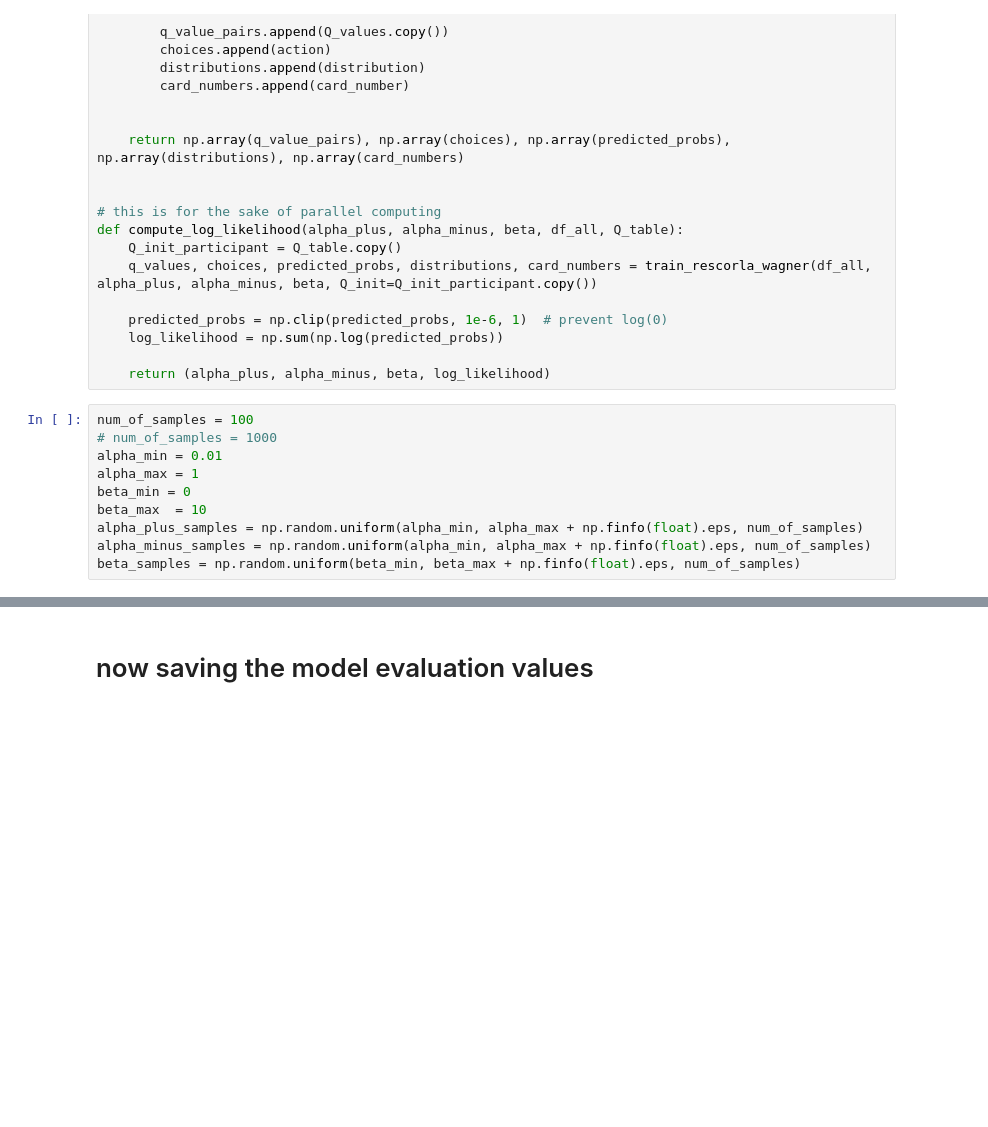
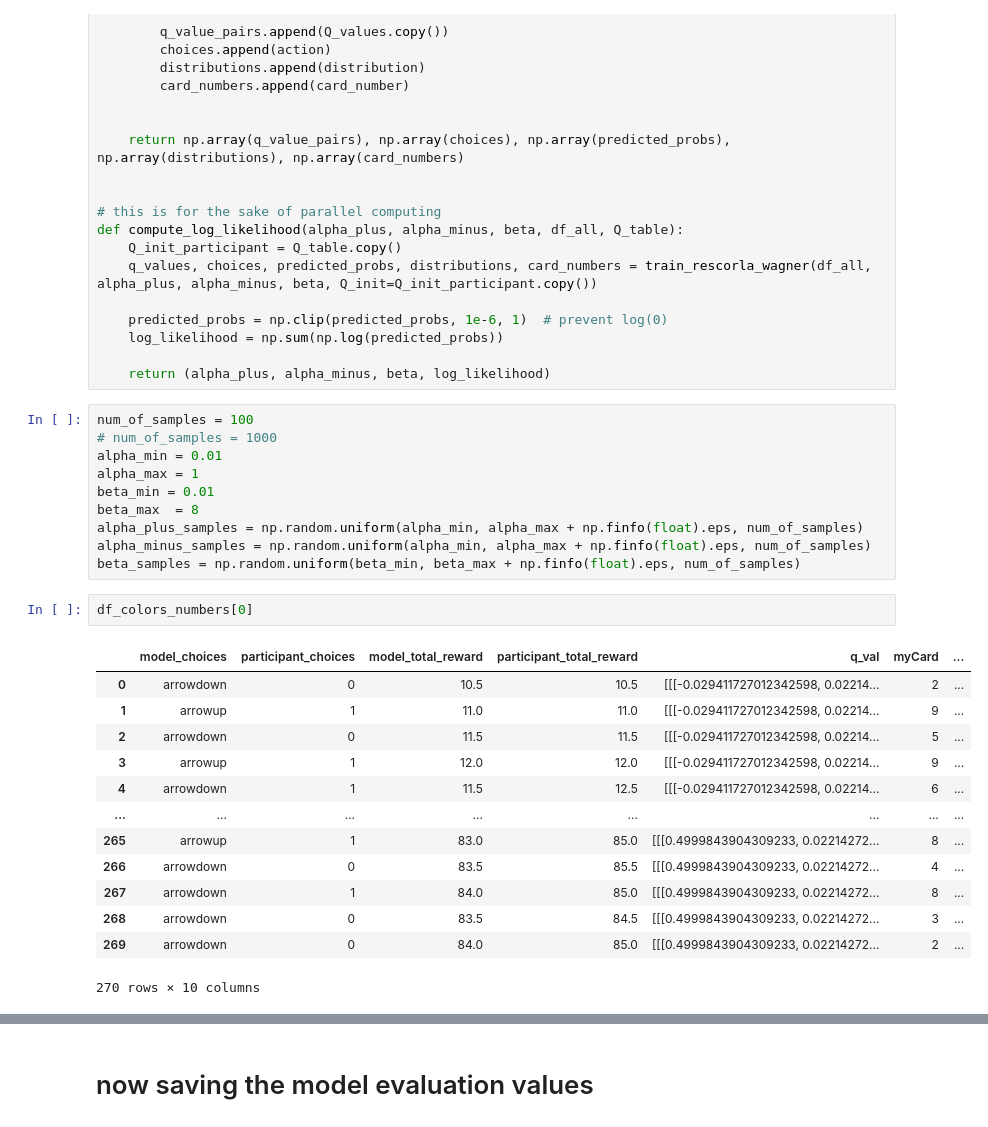
Before and after one commit to NiloufarShahdoustU/starling_RL_agent_epileptic, a Jupyter notebook: 27_RL_agent_TD_learn_q_table_policy_both_param_recovery_risk_sensitive.ipynb, the cells around one changed output, grey strips where cells are left out. Drawn from its saved outputs; the diff is of its cells as text; blank space fills up the shorter version.

```diff
--- a/27_RL_agent_TD_learn_q_table_policy_both_param_recovery_risk_sensitive.ipynb
+++ b/27_RL_agent_TD_learn_q_table_policy_both_param_recovery_risk_sensitive.ipynb
@@ -257,11 +255,27 @@ num_of_samples = 100
 # num_of_samples = 1000
 alpha_min = 0.01
 alpha_max = 1
-beta_min = 0
-beta_max  = 10
+beta_min = 0.01
+beta_max  = 8
 alpha_plus_samples = np.random.uniform(alpha_min, alpha_max + np.finfo(float).eps, num_of_samples)
 alpha_minus_samples = np.random.uniform(alpha_min, alpha_max + np.finfo(float).eps, num_of_samples)
 beta_samples = np.random.uniform(beta_min, beta_max + np.finfo(float).eps, num_of_samples)
+# %%
+df_colors_numbers[0]
+# %% [output]
+|  | model_choices | participant_choices | model_total_reward | participant_total_reward | q_val | myCard | ... |
+| 0 | arrowdown | 0 | 10.5 | 10.5 | [[[-0.029411727012342598, 0.02214... | 2 | ... |
+| 1 | arrowup | 1 | 11.0 | 11.0 | [[[-0.029411727012342598, 0.02214... | 9 | ... |
+| 2 | arrowdown | 0 | 11.5 | 11.5 | [[[-0.029411727012342598, 0.02214... | 5 | ... |
+| 3 | arrowup | 1 | 12.0 | 12.0 | [[[-0.029411727012342598, 0.02214... | 9 | ... |
+| 4 | arrowdown | 1 | 11.5 | 12.5 | [[[-0.029411727012342598, 0.02214... | 6 | ... |
+| ... | ... | ... | ... | ... | ... | ... | ... |
+| 265 | arrowup | 1 | 83.0 | 85.0 | [[[0.4999843904309233, 0.02214272... | 8 | ... |
+| 266 | arrowdown | 0 | 83.5 | 85.5 | [[[0.4999843904309233, 0.02214272... | 4 | ... |
+| 267 | arrowdown | 1 | 84.0 | 85.0 | [[[0.4999843904309233, 0.02214272... | 8 | ... |
+| 268 | arrowdown | 0 | 83.5 | 84.5 | [[[0.4999843904309233, 0.02214272... | 3 | ... |
+| 269 | arrowdown | 0 | 84.0 | 85.0 | [[[0.4999843904309233, 0.02214272... | 2 | ... |
+270 rows × 10 columns
 # %%
 BIC_models = []
 AIC_models = []
```
Also changed, not shown: parts of 7 cells of this notebook, 1 other file.
